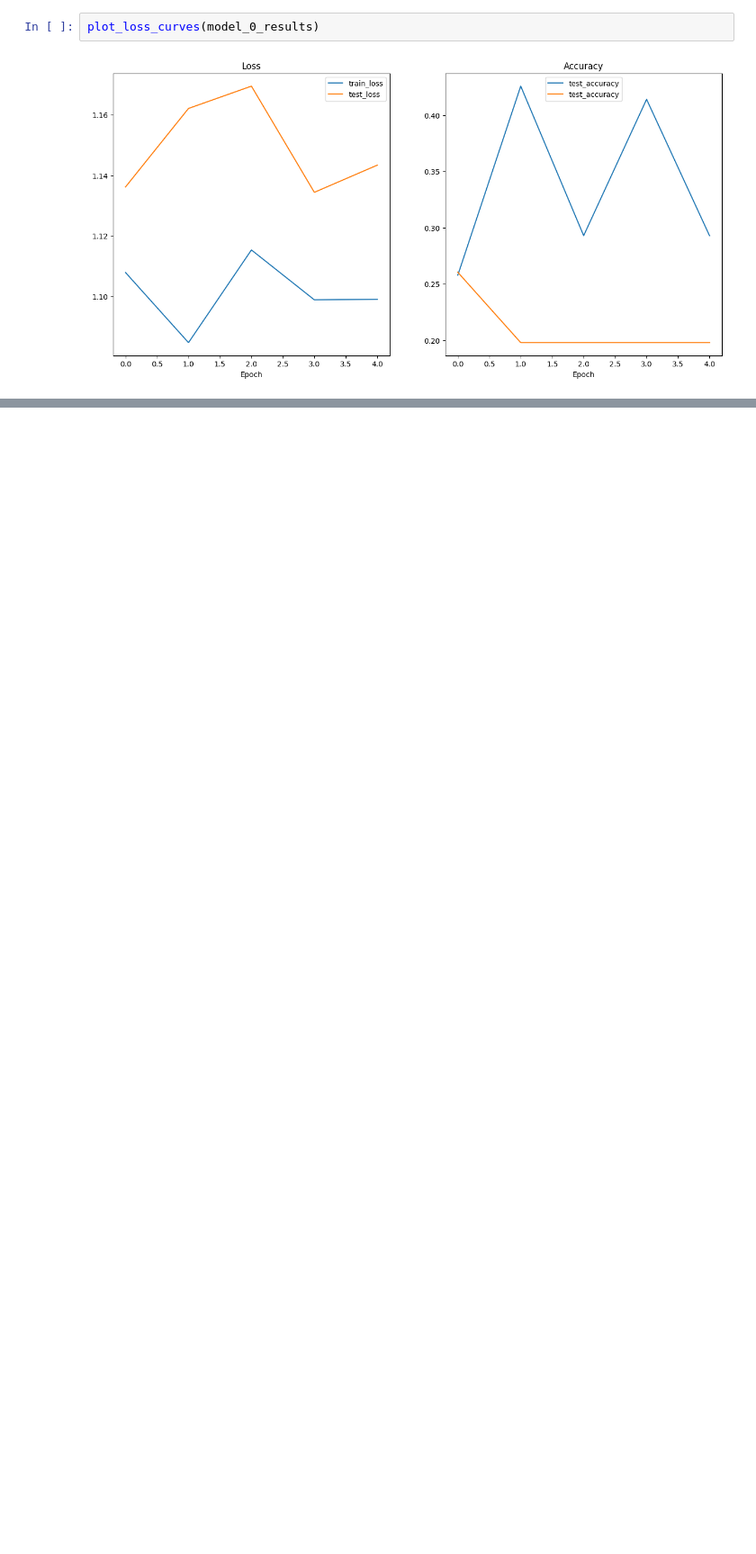
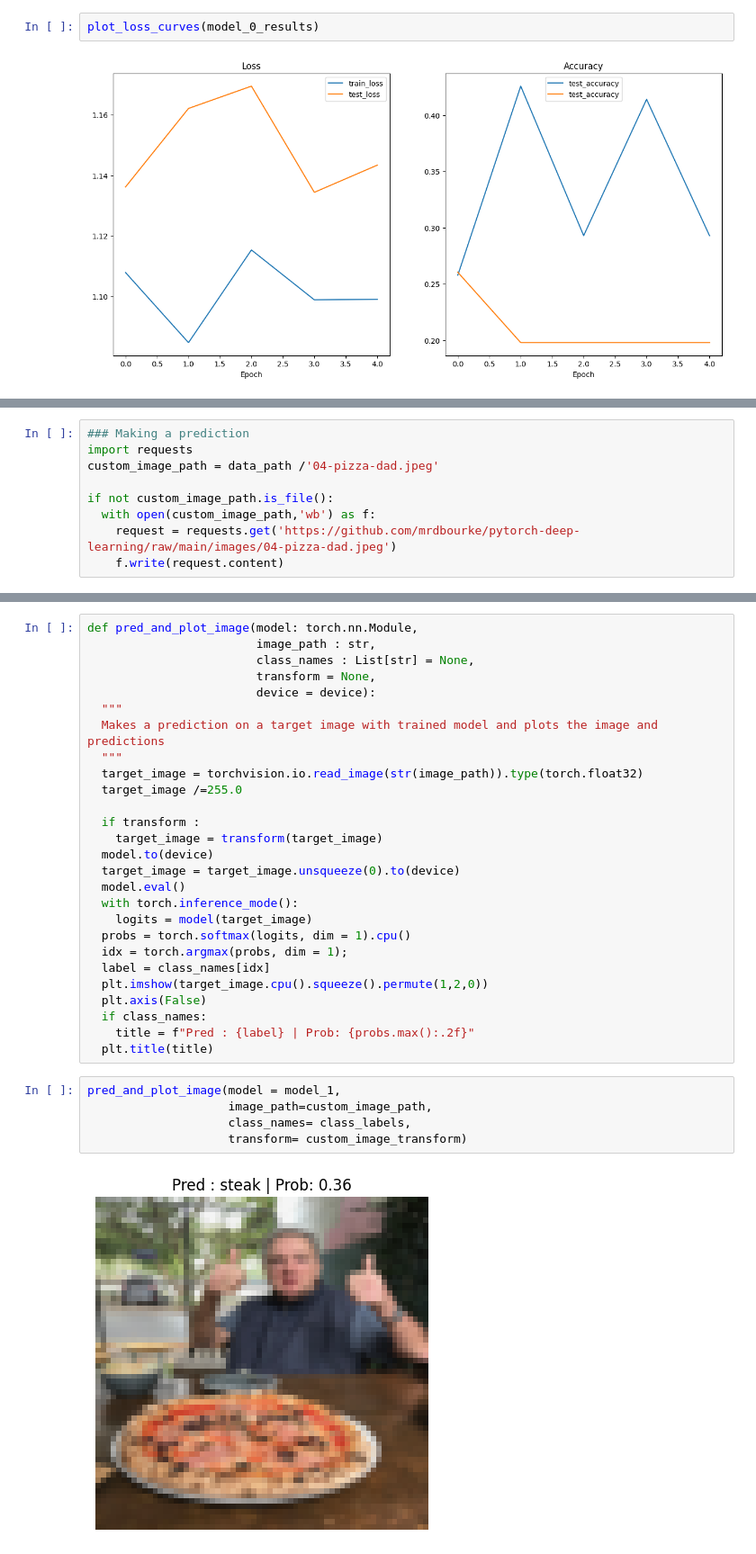
Before and after one commit to Dipak22/DeepLearning, a Jupyter notebook: pytorch_custom_datasets.ipynb, the cells around one changed output, grey strips where cells are left out. Shown at 90% size. Drawn from its saved outputs; the diff is of its cells as text; blank space fills up the shorter version.

```diff
--- a/pytorch_custom_datasets.ipynb
+++ b/pytorch_custom_datasets.ipynb
@@ -739,0 +851,9 @@ plot_loss_curves(model_0_results)
+# %%
+### Making a prediction
+import requests
+custom_image_path = data_path /'04-pizza-dad.jpeg'
+
+if not custom_image_path.is_file():
+  with open(custom_image_path,'wb') as f:
+    request = requests.get('https://github.com/mrdbourke/pytorch-deep-learning/raw/main/images/04-pizza-dad.jpeg')
+    f.write(request.content)
@@ -739,0 +902,34 @@ plot_loss_curves(model_0_results)
+# %%
+def pred_and_plot_image(model: torch.nn.Module,
+                        image_path : str,
+                        class_names : List[str] = None,
+                        transform = None,
+                        device = device):
+  """
+  Makes a prediction on a target image with trained model and plots the image and predictions
+  """
+  target_image = torchvision.io.read_image(str(image_path)).type(torch.float32)
+  target_image /=255.0
+
+  if transform :
+    target_image = transform(target_image)
+  model.to(device)
+  target_image = target_image.unsqueeze(0).to(device)
+  model.eval()
+  with torch.inference_mode():
+    logits = model(target_image)
+  probs = torch.softmax(logits, dim = 1).cpu()
+  idx = torch.argmax(probs, dim = 1);
+  label = class_names[idx]
+  plt.imshow(target_image.cpu().squeeze().permute(1,2,0))
+  plt.axis(False)
+  if class_names:
+    title = f"Pred : {label} | Prob: {probs.max():.2f}"
+  plt.title(title)
+# %%
+pred_and_plot_image(model = model_1,
+                    image_path=custom_image_path,
+                    class_names= class_labels,
+                    transform= custom_image_transform)
+# %% [output]
+[figure, added]
```
Also changed, not shown: parts of 20 cells of this notebook.
